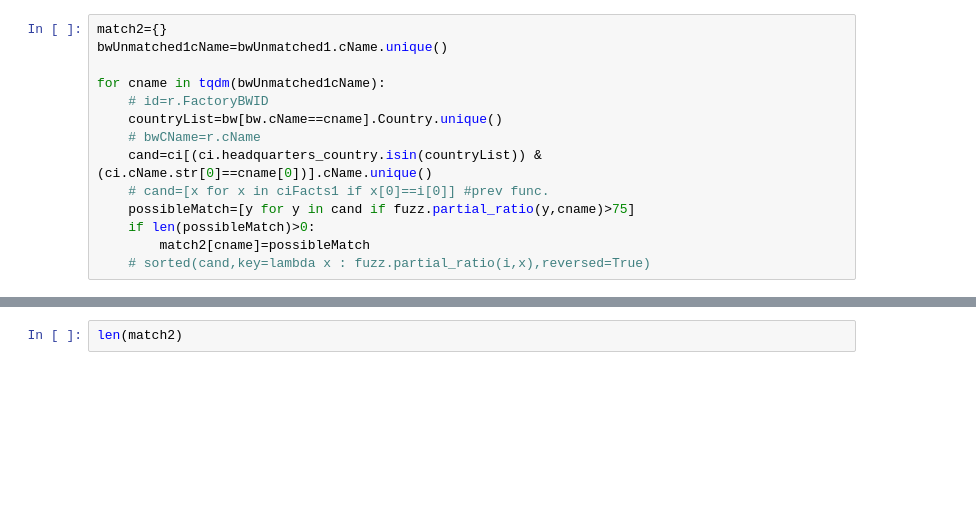
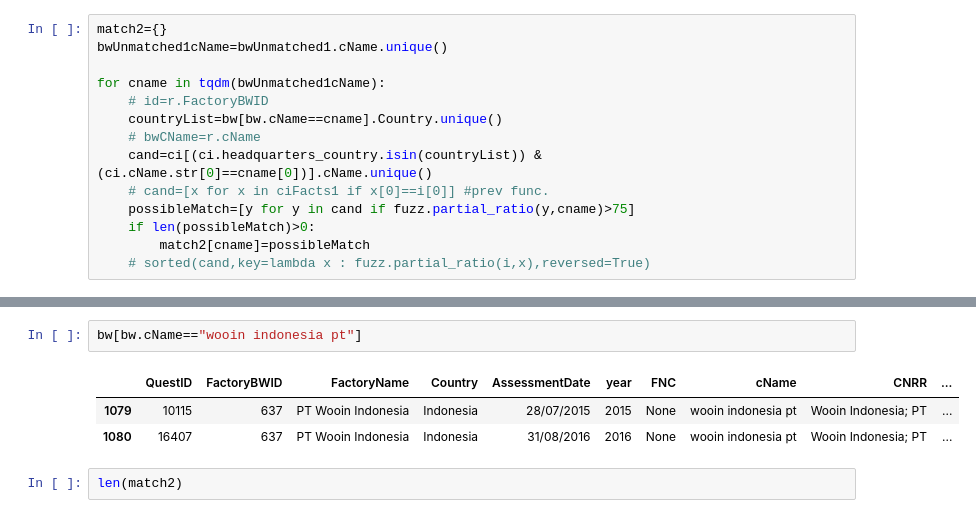
Before and after one commit to xolyn/labor_audit, a Jupyter notebook: LingyuZhou/w8/w8.ipynb, the cells around one changed output, grey strips where cells are left out. Cells and saved outputs as stored; diff of their text form; blank space fills up the shorter version.

```diff
--- a/LingyuZhou/w8/w8.ipynb
+++ b/LingyuZhou/w8/w8.ipynb
@@ -186,3 +246,9 @@ for cname in tqdm(bwUnmatched1cName):
+# %%
+bw[bw.cName=="wooin indonesia pt"]
+# %% [output]
+|  | QuestID | FactoryBWID | FactoryName | Country | AssessmentDate | year | FNC | cName | CNRR | ... |
+| 1079 | 10115 | 637 | PT Wooin Indonesia | Indonesia | 28/07/2015 | 2015 | None | wooin indonesia pt | Wooin Indonesia; PT | ... |
+| 1080 | 16407 | 637 | PT Wooin Indonesia | Indonesia | 31/08/2016 | 2016 | None | wooin indonesia pt | Wooin Indonesia; PT | ... |
 # %%
 len(match2)
 # %% [output]
```
Also changed, not shown: parts of 8 cells of this notebook, 3 other files.
